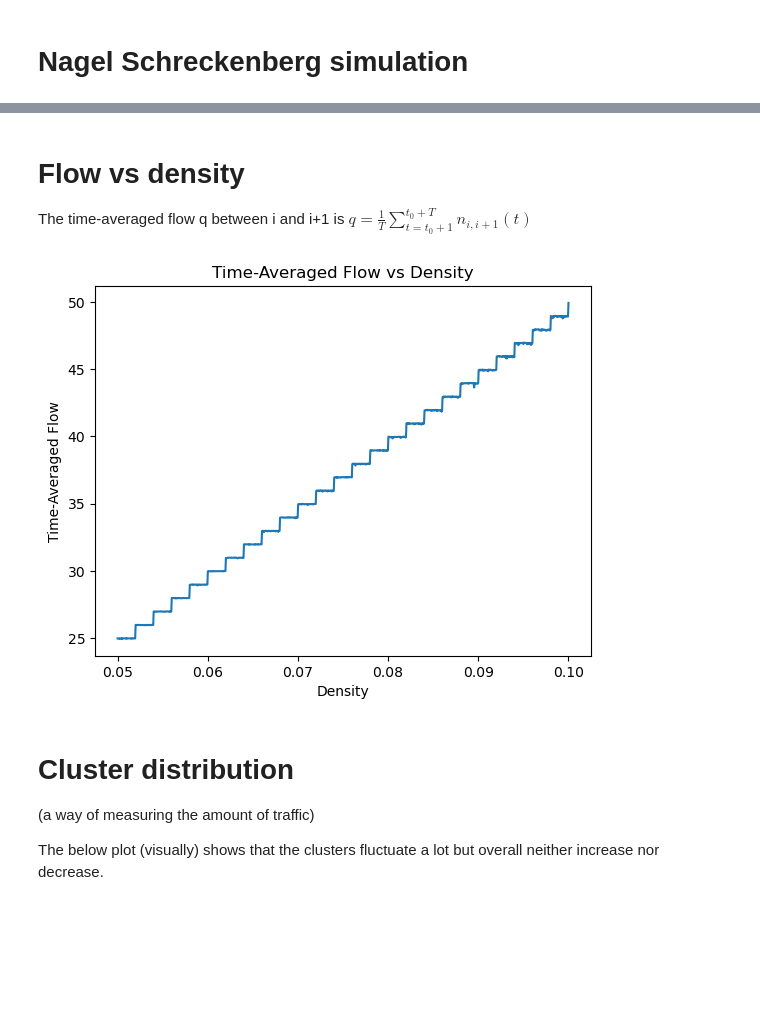
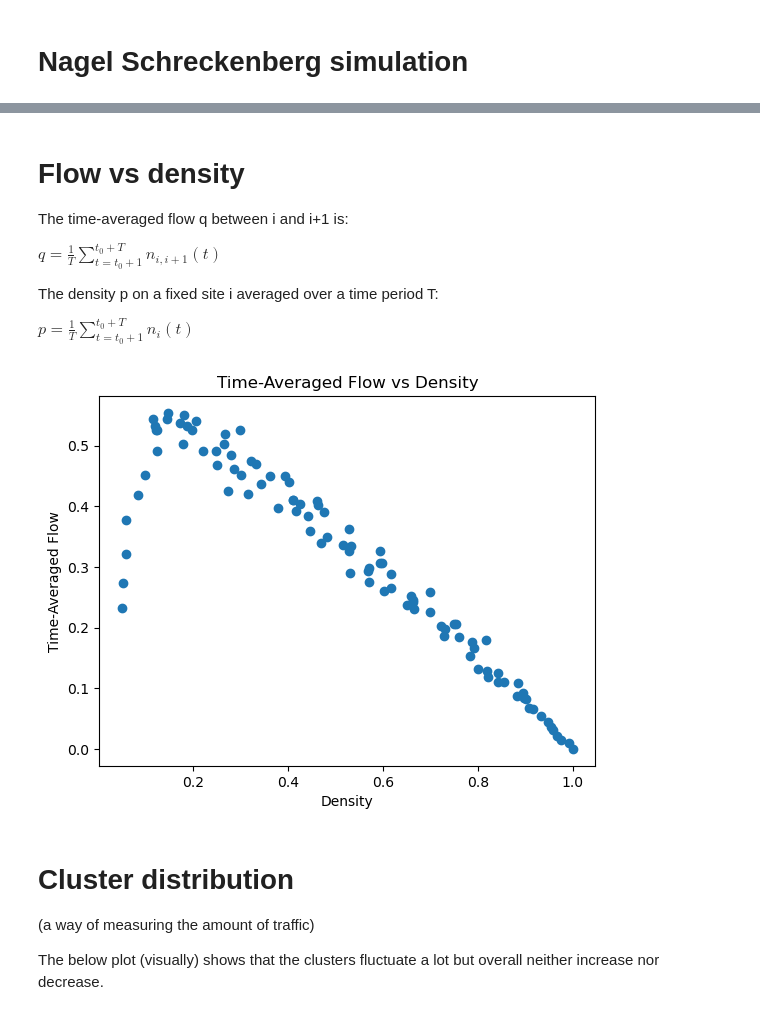
Before and after one commit to SofiaHilma/Traffic_flow_simulation, a Jupyter notebook: traffic_notebook.ipynb, the cells around one changed output, grey strips where cells are left out. Saved outputs shown, nothing was run; the diff lists cells and outputs as text; code cells hidden in the pictures; blank space fills up the shorter version.

```diff
--- a/traffic_notebook.ipynb
+++ b/traffic_notebook.ipynb
@@ -32,32 +52,45 @@ plt.show()
 # %% [markdown]
 # Flow vs density
 
-The time-averaged flow q between i and i+1 is $q = \frac{1}{T}\sum_{t=t_0+1}^{t_0+T}n_{i,i+1}(t)$
+The time-averaged flow q between i and i+1 is:
+
+$q = \frac{1}{T}\sum_{t=t_0+1}^{t_0+T}n_{i,i+1}(t)$
+
+The density p on a fixed site i averaged over a time period T:
+
+$p = \frac{1}{T}\sum_{t=t_0+1}^{t_0+T}n_{i}(t)$
 # %%
-
 # Parameters
-L = 500  # number of cells in row
-t_max = 500  # number of iterations
+L = 500
+t_max = 500
 v_max = 5
 p = 0.2
 N = 10
-densities = np.linspace(0.05, 0.1, 1000)
+
+# Evenly spaced density values
+densities = np.linspace(0.05, 1, 100)
 
 flow_vs_density = []
+car_densities = []
 
 for density in densities:
-    flow_counts = functions.Nagel_Schreckenberg(L, int(L * density), v_max, p, t_max)[1]
-    time_averaged_flow = functions.calculate_time_averaged_flow(flow_counts, t_max)
-    flow_vs_density.append(time_averaged_flow)
+    single_cell_flow = functions.Nagel_Schreckenberg(L, int(L * density), v_max, p, t_max)[4]
+    car_density = functions.Nagel_Schreckenberg(L, int(L * density), v_max, p, t_max)[3]
+
+    final_single_cell_flow = single_cell_flow/t_max
+    final_car_density = car_density/t_max
+
+    flow_vs_density.append(final_single_cell_flow)
+    car_densities.append(final_car_density)
 
 # Plotting
-plt.plot(densities, flow_vs_density)
+plt.scatter(car_densities, flow_vs_density) # Not sure whether to use car_densities or densities here
 plt.xlabel('Density')
 plt.ylabel('Time-Averaged Flow')
 plt.title('Time-Averaged Flow vs Density')
 plt.show()
 # %% [output]
-[figure, old version]
+[figure, new version]
 # %% [markdown]
 # Cluster distribution
 
```
Also changed, not shown: parts of 7 cells of this notebook, 1 other file.
